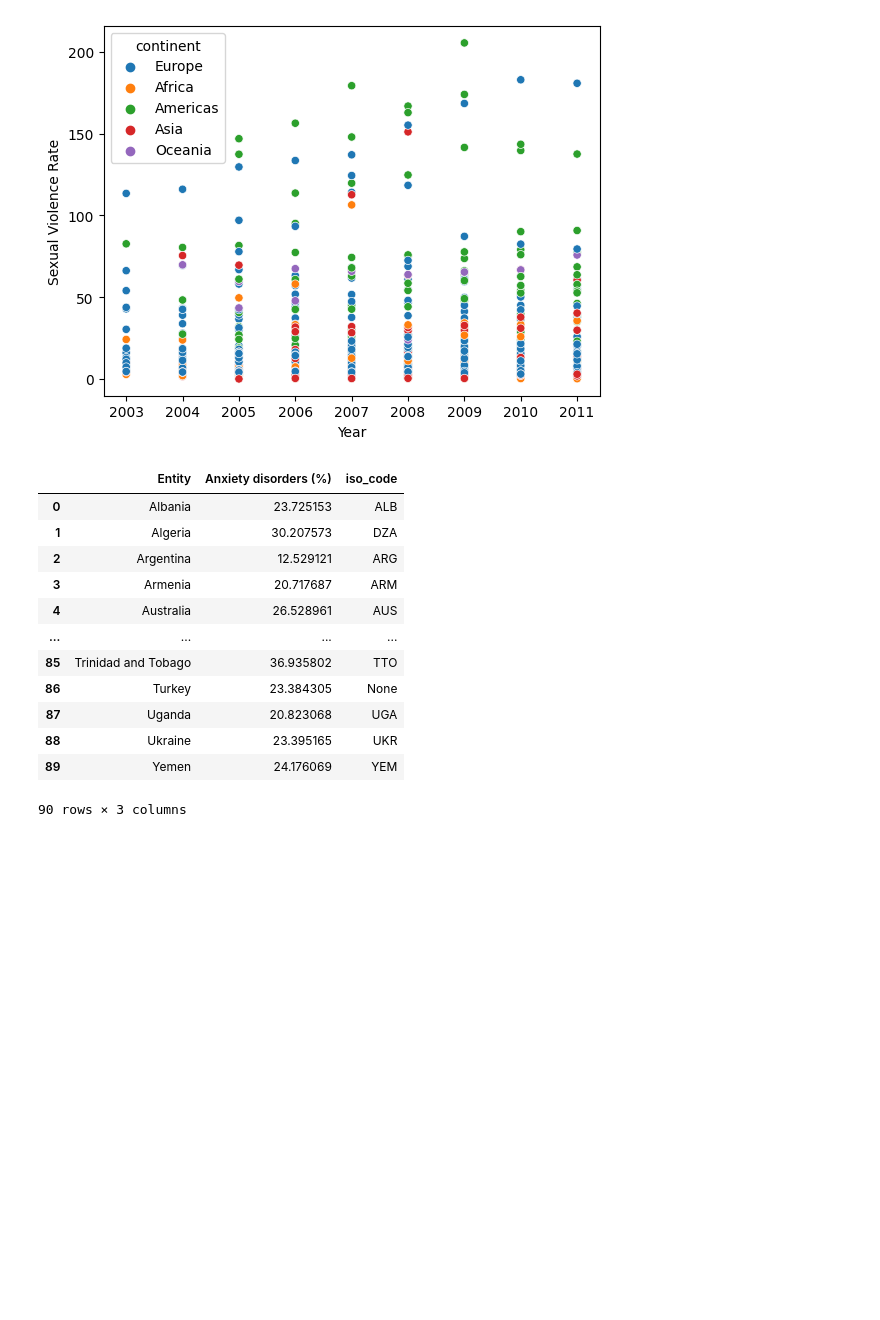
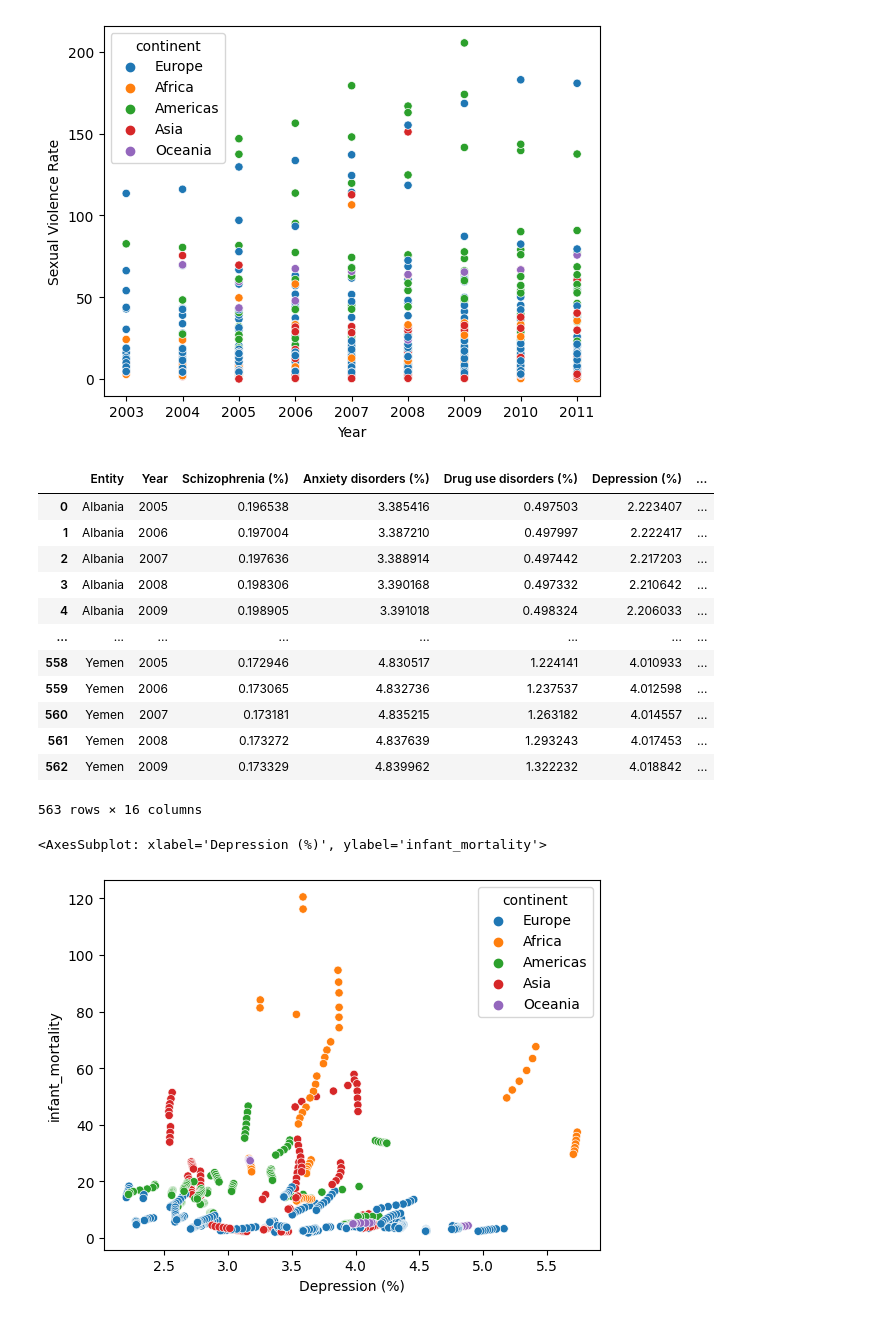
Before and after one commit to baywigg/DS2002Final, a Jupyter notebook: Analysis/analysis.ipynb, the cells around one changed output. Saved outputs shown, nothing was run; the diff lists cells and outputs as text; code cells hidden in the pictures; blank space fills up the shorter version.

Commit message:
more visual analysis and descriptive statistics

```diff
--- a/Analysis/analysis.ipynb
+++ b/Analysis/analysis.ipynb
@@ -92,6 +93,7 @@ sb.scatterplot(x='Year', y='Sexual Violence Rate',hue='continent', data=gap_mhea
 import pycountry
 import plotly.graph_objects as go
 # %%
+gap_mhealth_country = gap_mhealth
 
 # Create a new column in the DataFrame with the ISO codes
 def get_iso_code(country_name):
@@ -101,19 +103,19 @@ def get_iso_code(country_name):
 gap_mhealth_country['iso_code'] = gap_mhealth_country['Entity'].apply(get_iso_code)
 gap_mhealth_country
 # %% [output]
-|  | Entity | Anxiety disorders (%) | iso_code |
-| 0 | Albania | 23.725153 | ALB |
-| 1 | Algeria | 30.207573 | DZA |
-| 2 | Argentina | 12.529121 | ARG |
-| 3 | Armenia | 20.717687 | ARM |
-| 4 | Australia | 26.528961 | AUS |
-| ... | ... | ... | ... |
-| 85 | Trinidad and Tobago | 36.935802 | TTO |
-| 86 | Turkey | 23.384305 | None |
-| 87 | Uganda | 20.823068 | UGA |
-| 88 | Ukraine | 23.395165 | UKR |
-| 89 | Yemen | 24.176069 | YEM |
+|  | Entity | Year | Schizophrenia (%) | Anxiety disorders (%) | Drug use disorders (%) | Depression (%) | ... |
+| 0 | Albania | 2005 | 0.196538 | 3.385416 | 0.497503 | 2.223407 | ... |
+| 1 | Albania | 2006 | 0.197004 | 3.387210 | 0.497997 | 2.222417 | ... |
+| 2 | Albania | 2007 | 0.197636 | 3.388914 | 0.497442 | 2.217203 | ... |
+| 3 | Albania | 2008 | 0.198306 | 3.390168 | 0.497332 | 2.210642 | ... |
+| 4 | Albania | 2009 | 0.198905 | 3.391018 | 0.498324 | 2.206033 | ... |
+| ... | ... | ... | ... | ... | ... | ... | ... |
+| 558 | Yemen | 2005 | 0.172946 | 4.830517 | 1.224141 | 4.010933 | ... |
+| 559 | Yemen | 2006 | 0.173065 | 4.832736 | 1.237537 | 4.012598 | ... |
+| 560 | Yemen | 2007 | 0.173181 | 4.835215 | 1.263182 | 4.014557 | ... |
+| 561 | Yemen | 2008 | 0.173272 | 4.837639 | 1.293243 | 4.017453 | ... |
+| 562 | Yemen | 2009 | 0.173329 | 4.839962 | 1.322232 | 4.018842 | ... |
-90 rows × 3 columns
+563 rows × 16 columns
 # %%
 fig = go.Figure(data=go.Choropleth(
     locations=gap_mhealth_country['iso_code'],
@@ -179,0 +192,7 @@ fig.show()
+# %%
+#graph for infant mortality rate and depression
+
+sb.scatterplot(x='Depression (%)', y='infant_mortality',hue='continent', data=gap_mhealth)
+# %% [output]
+<AxesSubplot: xlabel='Depression (%)', ylabel='infant_mortality'>
+[figure, added]
```
Also changed, not shown: parts of 6 cells of this notebook.
